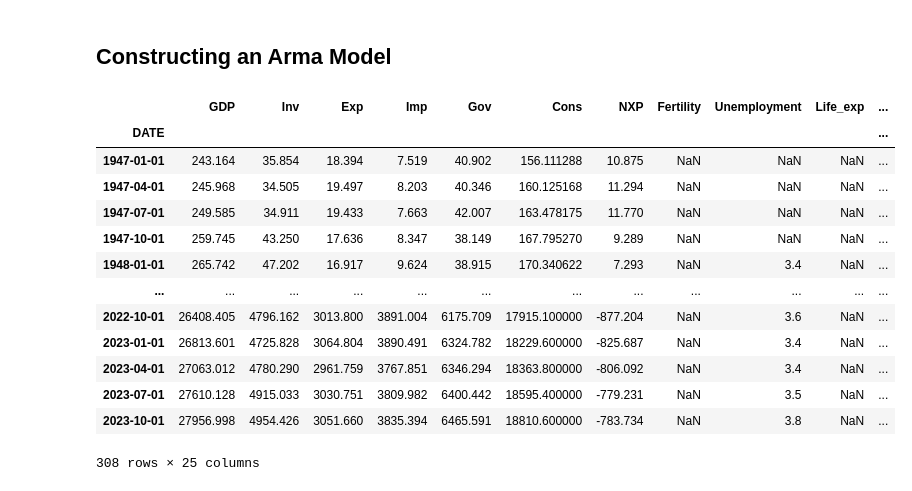
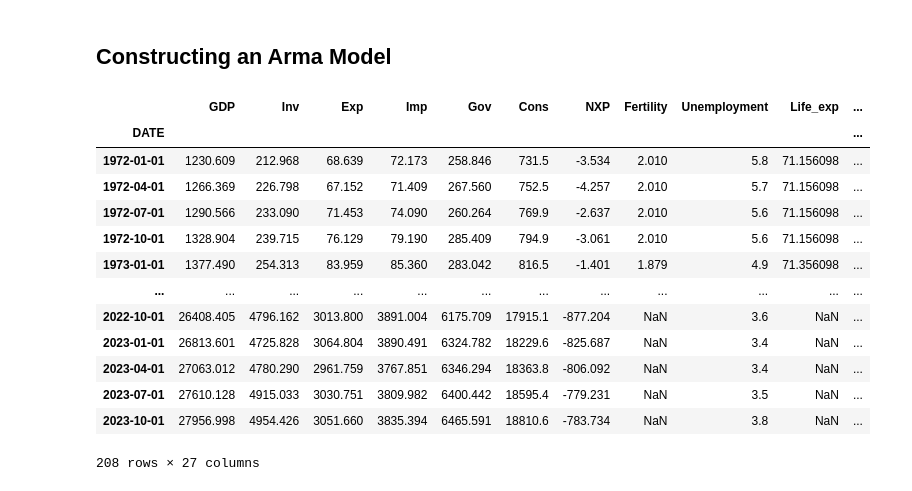
Before and after one commit to addmelo/ACME, a Jupyter notebook: ProjectArmaModel.ipynb, the cells around one changed output. Saved outputs shown, nothing was run; the diff lists cells and outputs as text; code cells hidden in the pictures.

```diff
--- a/ProjectArmaModel.ipynb
+++ b/ProjectArmaModel.ipynb
@@ -9,22 +9,31 @@ from statsmodels.tsa.base.datetools import dates_from_str
 # %%
 df = pd.read_csv("US_Full_Quarterly.csv",index_col="DATE")
 df["Log GDP"] = np.log(df["GDP"])
 df["Diff Log GDP"] = df["Log GDP"] - df["Log GDP"].shift(1)
 df["Log Inv"] = np.log(df["Inv"])
 df["Diff Log Inv"] = df["Log Inv"] - df["Log Inv"].shift(1)
-df
+df["Log Dependency"] = np.log(df["Dependency"])
+for i in range(1,4):
+    df["Log Dependency"]+= np.log(df["Dependency"].shift(i))
+df["Log Dependency"] /= 4
+
+df["Diff Log Dependency"] = df["Log Dependency"] - df["Log Dependency"].shift(4)
+
+start_baseline = df["Log GDP"].loc["1959-12-01":].iloc[0]
+baseline = df["Log GDP"].loc["2002-12-01":].iloc[0]
+df.iloc[100:]
 # %% [output]
 |  | GDP | Inv | Exp | Imp | Gov | Cons | NXP | Fertility | Unemployment | Life_exp | ... |
 | DATE |  |  |  |  |  |  |  |  |  |  | ... |
-| 1947-01-01 | 243.164 | 35.854 | 18.394 | 7.519 | 40.902 | 156.111288 | 10.875 | NaN | NaN | NaN | ... |
-| 1947-04-01 | 245.968 | 34.505 | 19.497 | 8.203 | 40.346 | 160.125168 | 11.294 | NaN | NaN | NaN | ... |
-| 1947-07-01 | 249.585 | 34.911 | 19.433 | 7.663 | 42.007 | 163.478175 | 11.770 | NaN | NaN | NaN | ... |
-| 1947-10-01 | 259.745 | 43.250 | 17.636 | 8.347 | 38.149 | 167.795270 | 9.289 | NaN | NaN | NaN | ... |
-| 1948-01-01 | 265.742 | 47.202 | 16.917 | 9.624 | 38.915 | 170.340622 | 7.293 | NaN | 3.4 | NaN | ... |
+| 1972-01-01 | 1230.609 | 212.968 | 68.639 | 72.173 | 258.846 | 731.5 | -3.534 | 2.010 | 5.8 | 71.156098 | ... |
+| 1972-04-01 | 1266.369 | 226.798 | 67.152 | 71.409 | 267.560 | 752.5 | -4.257 | 2.010 | 5.7 | 71.156098 | ... |
+| 1972-07-01 | 1290.566 | 233.090 | 71.453 | 74.090 | 260.264 | 769.9 | -2.637 | 2.010 | 5.6 | 71.156098 | ... |
+| 1972-10-01 | 1328.904 | 239.715 | 76.129 | 79.190 | 285.409 | 794.9 | -3.061 | 2.010 | 5.6 | 71.156098 | ... |
+| 1973-01-01 | 1377.490 | 254.313 | 83.959 | 85.360 | 283.042 | 816.5 | -1.401 | 1.879 | 4.9 | 71.356098 | ... |
 | ... | ... | ... | ... | ... | ... | ... | ... | ... | ... | ... | ... |
-| 2022-10-01 | 26408.405 | 4796.162 | 3013.800 | 3891.004 | 6175.709 | 17915.100000 | -877.204 | NaN | 3.6 | NaN | ... |
-| 2023-01-01 | 26813.601 | 4725.828 | 3064.804 | 3890.491 | 6324.782 | 18229.600000 | -825.687 | NaN | 3.4 | NaN | ... |
-| 2023-04-01 | 27063.012 | 4780.290 | 2961.759 | 3767.851 | 6346.294 | 18363.800000 | -806.092 | NaN | 3.4 | NaN | ... |
-| 2023-07-01 | 27610.128 | 4915.033 | 3030.751 | 3809.982 | 6400.442 | 18595.400000 | -779.231 | NaN | 3.5 | NaN | ... |
-| 2023-10-01 | 27956.998 | 4954.426 | 3051.660 | 3835.394 | 6465.591 | 18810.600000 | -783.734 | NaN | 3.8 | NaN | ... |
+| 2022-10-01 | 26408.405 | 4796.162 | 3013.800 | 3891.004 | 6175.709 | 17915.1 | -877.204 | NaN | 3.6 | NaN | ... |
+| 2023-01-01 | 26813.601 | 4725.828 | 3064.804 | 3890.491 | 6324.782 | 18229.6 | -825.687 | NaN | 3.4 | NaN | ... |
+| 2023-04-01 | 27063.012 | 4780.290 | 2961.759 | 3767.851 | 6346.294 | 18363.8 | -806.092 | NaN | 3.4 | NaN | ... |
+| 2023-07-01 | 27610.128 | 4915.033 | 3030.751 | 3809.982 | 6400.442 | 18595.4 | -779.231 | NaN | 3.5 | NaN | ... |
+| 2023-10-01 | 27956.998 | 4954.426 | 3051.660 | 3835.394 | 6465.591 | 18810.6 | -783.734 | NaN | 3.8 | NaN | ... |
-308 rows × 25 columns
+208 rows × 27 columns
```
Also changed, not shown: parts of 4 cells of this notebook.
